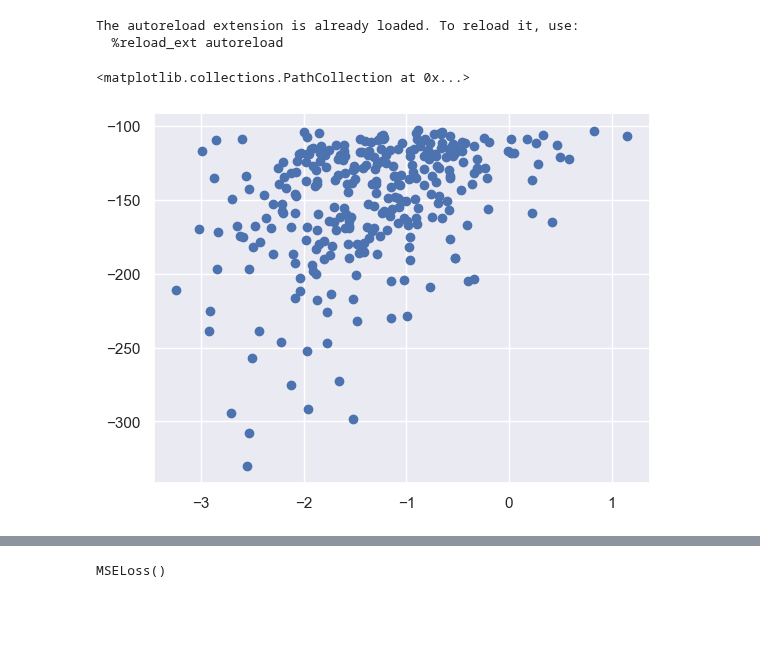
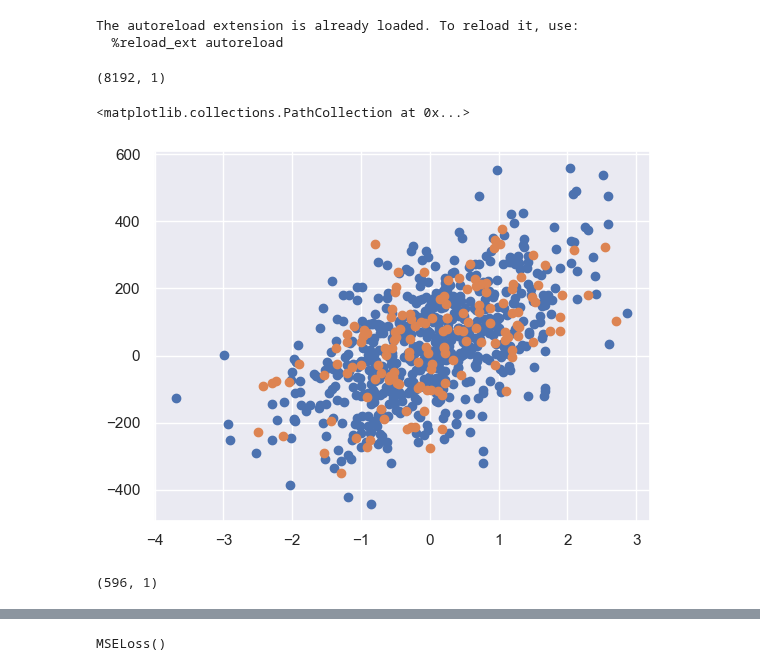
Before and after one commit to locllos/felere, a Jupyter notebook: source/playground.ipynb, the cells around one changed output, grey strips where cells are left out. Saved outputs shown, nothing was run; the diff lists cells and outputs as text; code cells hidden in the pictures; blank space fills up the shorter version.

```diff
--- a/source/playground.ipynb
+++ b/source/playground.ipynb
@@ -285,15 +285,7 @@ from common.distributor import (
 )
 from optimization.federative.fedavg import FederatedAveraging
 from optimization.federative.scaffold import Scaffold
-# %%
-distrotest = HomogenousDataDistributorComplex(
-  X=X_train,
-  y=y_train,
-  n_parts=10,
-  iid_fraction=0
-)
-x, y = distrotest.server_portion()
-plt.scatter(x, y)
-# %% [output]
-<matplotlib.collections.PathCollection at 0x...>
-[figure, removed]
+# %%
+y.shape
+# %% [output]
+(8192, 1)
@@ -299,0 +301,10 @@ plt.scatter(x, y)
+# %%
+plt.scatter(data["train"]["X"]["server"], data["train"]["y"]["server"])
+plt.scatter(data["test"]["X"]["server"], data["test"]["y"]["server"])
+# %% [output]
+<matplotlib.collections.PathCollection at 0x...>
+[figure, added]
+# %%
+data["train"]["X"]["clients"][0].shape
+# %% [output]
+(596, 1)
```
Also changed, not shown: parts of 21 cells of this notebook, 12 other files.
